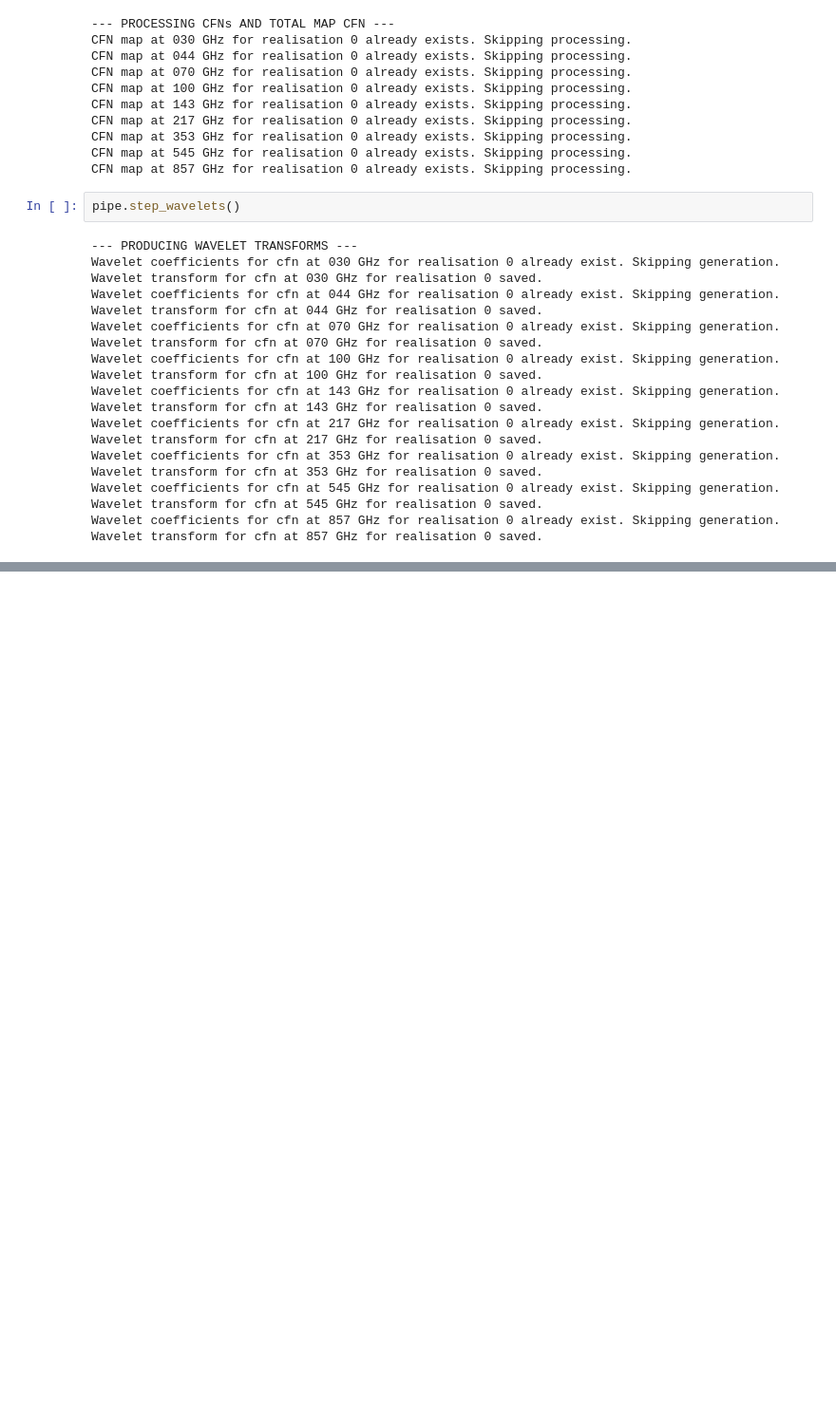
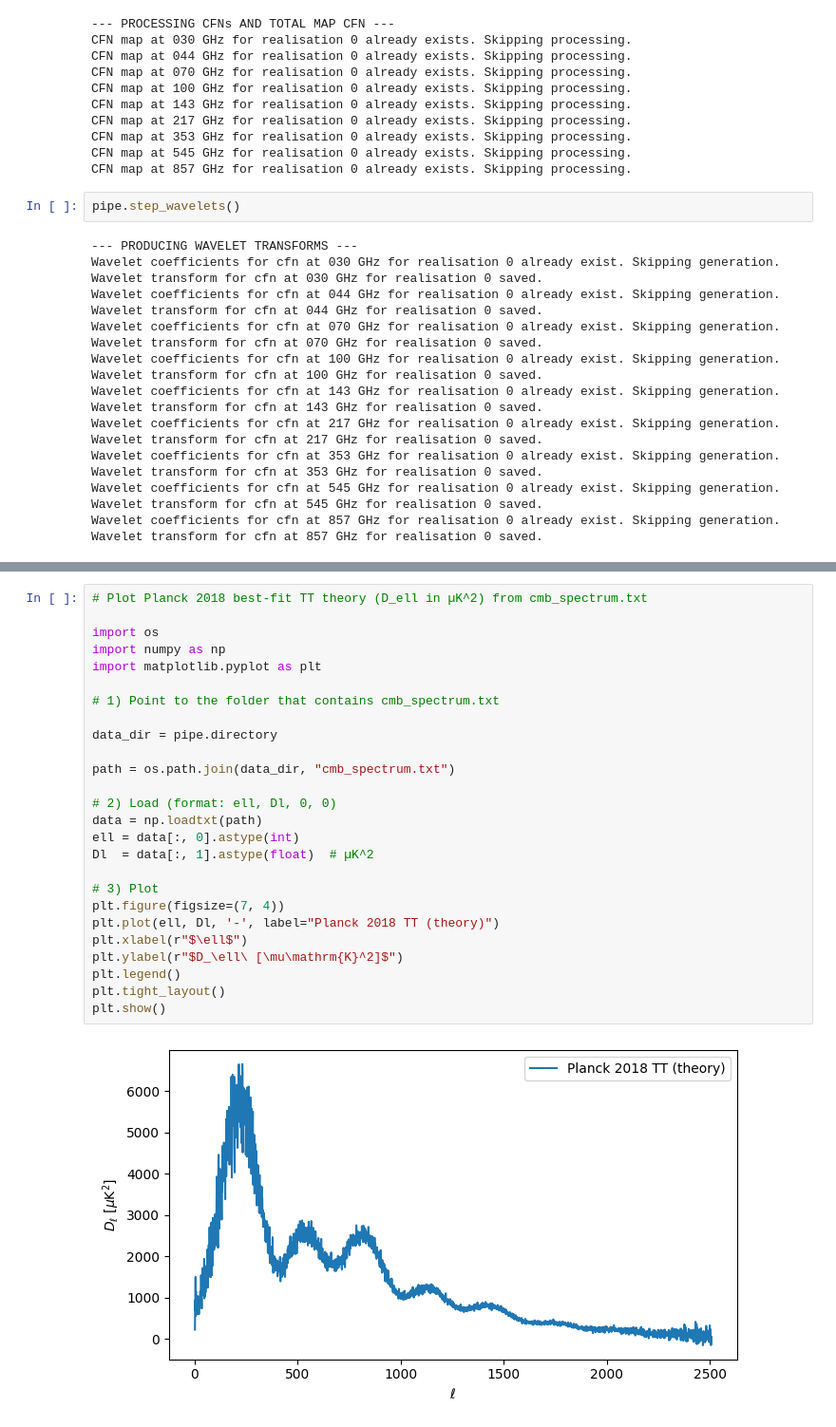
Before and after one commit to cid02210915/Skyclean, a Jupyter notebook: skyclean/silc/run_silc.ipynb, the cells around one changed output, grey strips where cells are left out. Shown at 95% size. Cells and saved outputs as stored; diff of their text form; blank space fills up the shorter version.

```diff
--- a/skyclean/silc/run_silc.ipynb
+++ b/skyclean/silc/run_silc.ipynb
@@ -347,0 +362,28 @@ constrained_maps = ProduceSILC.ILC_wav_coeff_maps_MP(
+# %%
+# Plot Planck 2018 best-fit TT theory (D_ell in µK^2) from cmb_spectrum.txt
+
+import os
+import numpy as np
+import matplotlib.pyplot as plt
+
+# 1) Point to the folder that contains cmb_spectrum.txt
+
+data_dir = pipe.directory
+
+path = os.path.join(data_dir, "cmb_spectrum.txt")
+
+# 2) Load (format: ell, Dl, 0, 0)
+data = np.loadtxt(path)
+ell = data[:, 0].astype(int)
+Dl  = data[:, 1].astype(float)  # µK^2
+
+# 3) Plot
+plt.figure(figsize=(7, 4))
+plt.plot(ell, Dl, '-', label="Planck 2018 TT (theory)")
+plt.xlabel(r"$\ell$")
+plt.ylabel(r"$D_\ell\ [\mu\mathrm{K}^2]$")
+plt.legend()
+plt.tight_layout()
+plt.show()
+# %% [output]
+[figure, added]
```
Also changed, not shown: parts of 21 cells of this notebook.
